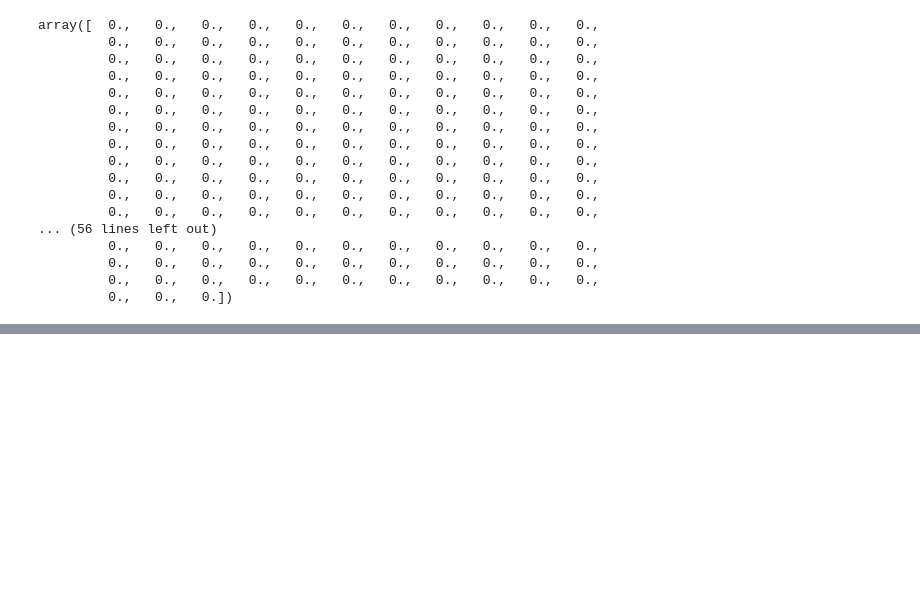
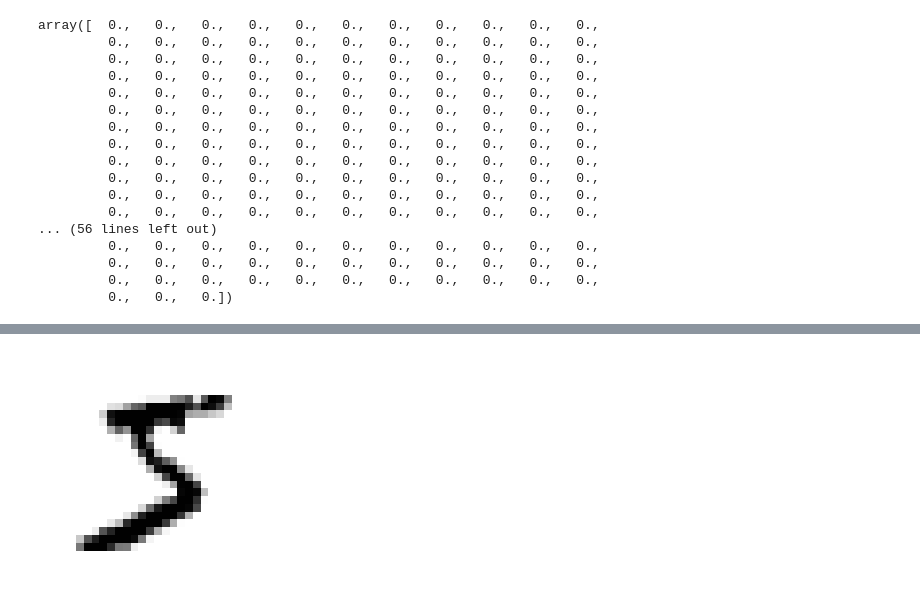
Before and after one commit to VinayakDubey07/Machine-learning, a Jupyter notebook: ML_Lab_2.ipynb, the cells around one changed output, grey strips where cells are left out. Saved outputs shown, nothing was run; the diff lists cells and outputs as text; code cells hidden in the pictures; blank space fills up the shorter version.

```diff
--- a/ML_Lab_2.ipynb
+++ b/ML_Lab_2.ipynb
@@ -184,3 +184,6 @@ array([  0.,   0.,   0.,   0.,   0.,   0.,   0.,   0.,   0.,   0.,   0.,
          0.,   0.,   0.,   0.,   0.,   0.,   0.,   0.,   0.,   0.,   0.,
          0.,   0.,   0.,   0.,   0.,   0.,   0.,   0.,   0.,   0.,   0.,
          0.,   0.,   0.])
+# %%
+digit=digit.reshape(28, 28)
+digit
@@ -186,0 +208,9 @@ array([  0.,   0.,   0.,   0.,   0.,   0.,   0.,   0.,   0.,   0.,   0.,
+# %%
+import matplotlib
+import matplotlib.pyplot as plt
+
+plt.imshow(digit, cmap=mpl.cm.binary)
+plt.axis("off")
+plt.show()
+# %% [output]
+[figure, added]
```
Also changed, not shown: parts of 1 cell of this notebook.
